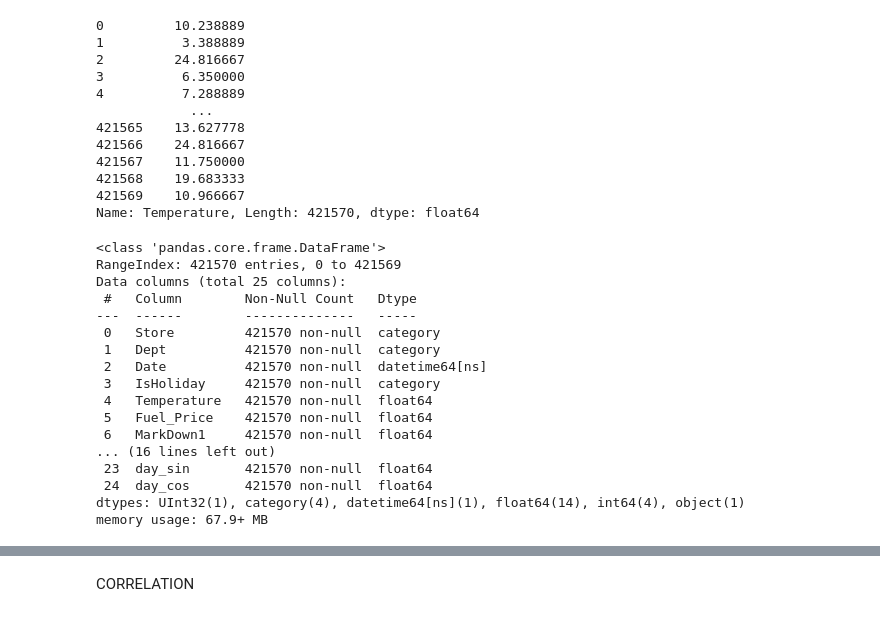
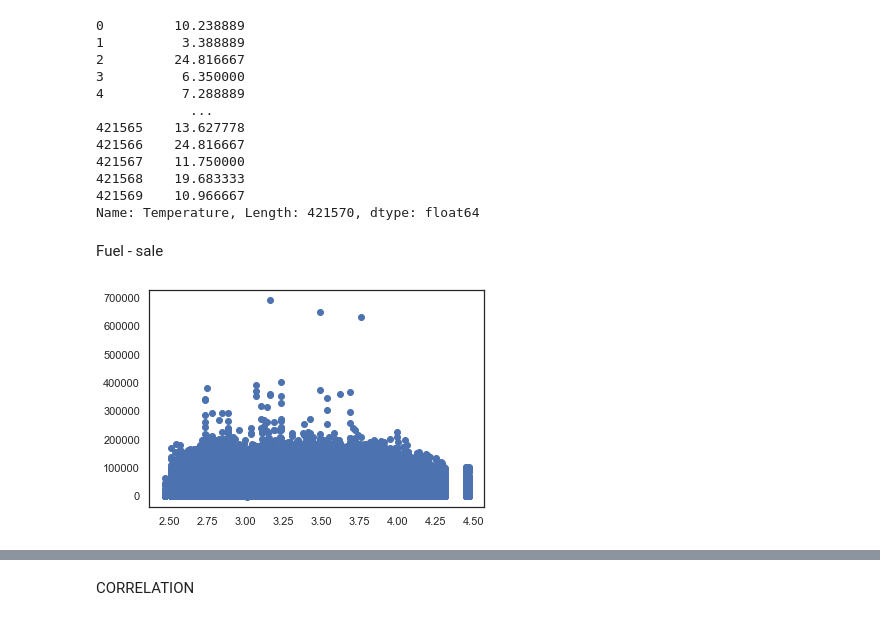
Before and after one commit to tmxkqotnl/project_mini_machine_learning_team_two, a Jupyter notebook: main.ipynb, the cells around one changed output, grey strips where cells are left out. Saved outputs shown, nothing was run; the diff lists cells and outputs as text; code cells hidden in the pictures.

```diff
--- a/main.ipynb
+++ b/main.ipynb
@@ -508,27 +521,10 @@ df['Temperature']
 421568    19.683333
 421569    10.966667
 Name: Temperature, Length: 421570, dtype: float64
-# %%
-df.loc[:,'Store'] = df.loc[:,'Store'].astype('category')
-df.loc[:,'Dept'] = df.loc[:,'Dept'].astype('category')
-df.loc[:,'IsHoliday'] = df.loc[:,'IsHoliday'].astype('category')
-df.loc[:,'Type'] = df.loc[:,'Type'].astype('category')
-df.info()
-# %% [output]
-<class 'pandas.core.frame.DataFrame'>
-RangeIndex: 421570 entries, 0 to 421569
-Data columns (total 25 columns):
- #   Column        Non-Null Count   Dtype
----  ------        --------------   -----
- 0   Store         421570 non-null  category
- 1   Dept          421570 non-null  category
- 2   Date          421570 non-null  datetime64[ns]
- 3   IsHoliday     421570 non-null  category
- 4   Temperature   421570 non-null  float64
- 5   Fuel_Price    421570 non-null  float64
- 6   MarkDown1     421570 non-null  float64
-... (16 lines left out)
- 23  day_sin       421570 non-null  float64
- 24  day_cos       421570 non-null  float64
-dtypes: UInt32(1), category(4), datetime64[ns](1), float64(14), int64(4), object(1)
-memory usage: 67.9+ MB
+# %% [markdown]
+Fuel - sale
+# %%
+plt.scatter(df['Fuel_Price'],df['Weekly_Sales'])
+plt.show()
+# %% [output]
+[figure, added]
```
Also changed, not shown: parts of 27 cells of this notebook.
